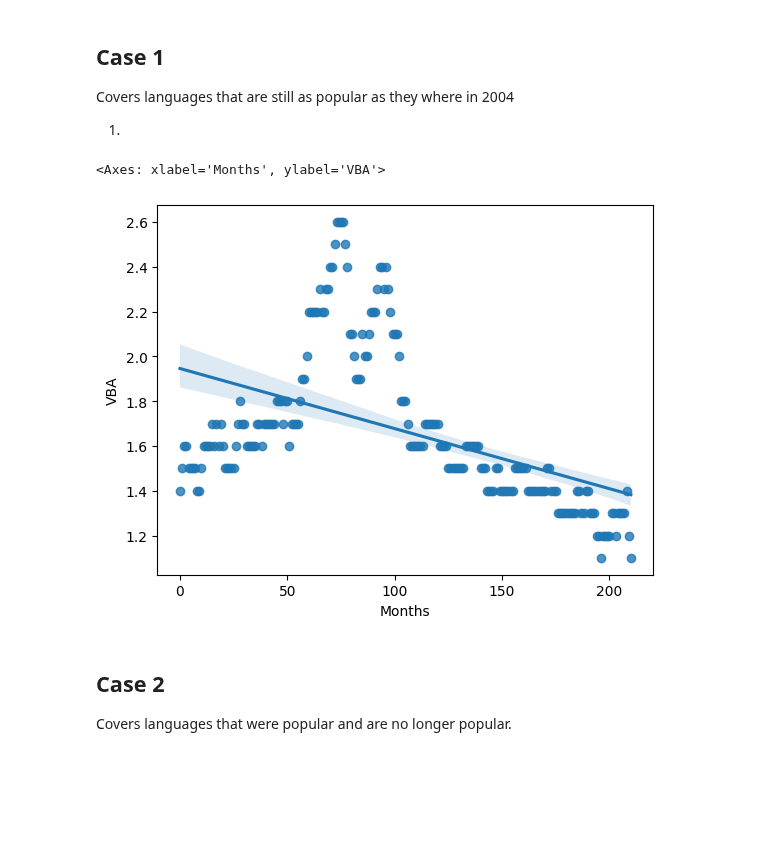
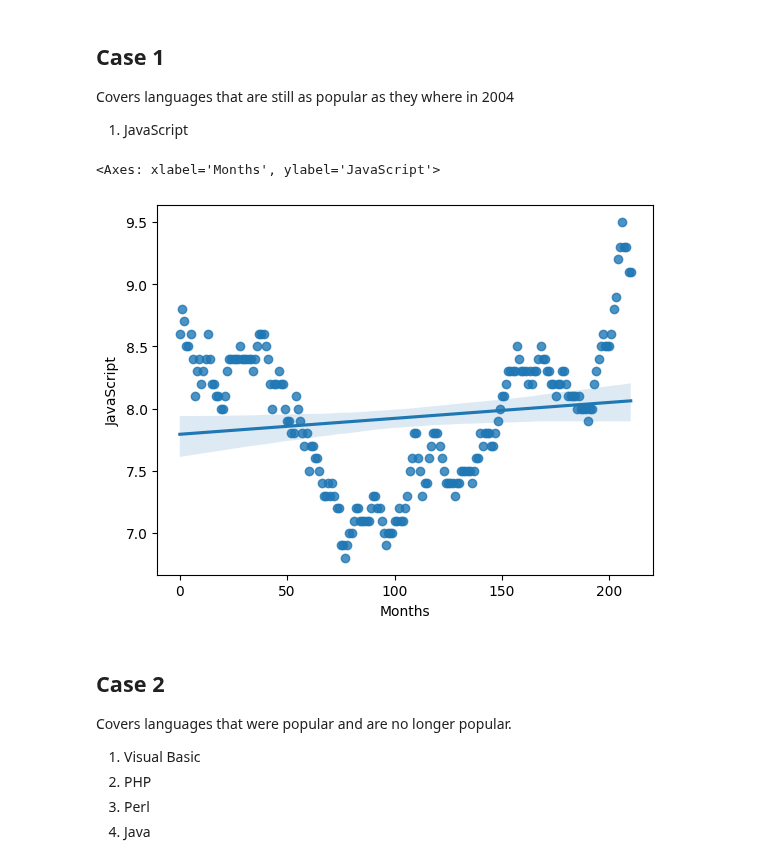
Before and after one commit to 0thorderlogic/smalldata, a Jupyter notebook: main.ipynb, the cells around one changed output. Drawn from its saved outputs; the diff is of its cells as text; code cells hidden in the pictures; blank space fills up the shorter version.

Commit message:
Languages classified as per norms

```diff
--- a/main.ipynb
+++ b/main.ipynb
@@ -43,16 +8,21 @@ data # should produce smaller decimal points
 # %% [markdown]
 ## Case 1
 
- Covers languages that are still as popular as they where in 2004
+Covers languages that are still as popular as they where in 2004
 
- 1.
+1. JavaScript
 # %%
-sb.regplot(x='Months', y='PHP', data = data)
+sb.regplot(x='Months', y='JavaScript', data = data)
 # %% [output]
-<Axes: xlabel='Months', ylabel='VBA'>
+<Axes: xlabel='Months', ylabel='JavaScript'>
-[figure, old version]
+[figure, new version]
 # %% [markdown]
 ## Case 2
 
 Covers languages that were popular and are no longer popular.
+
+1. Visual Basic
+1. PHP
+1. Perl
+1. Java
 # %%
```
Also changed, not shown: parts of 35 cells of this notebook.
